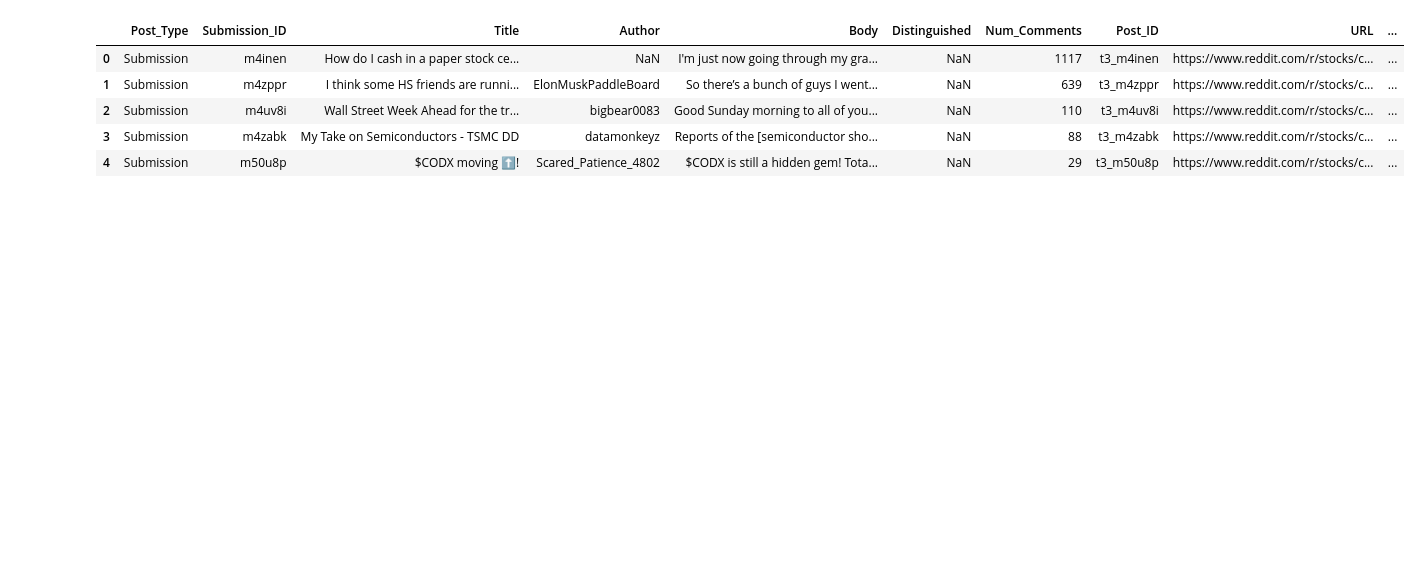
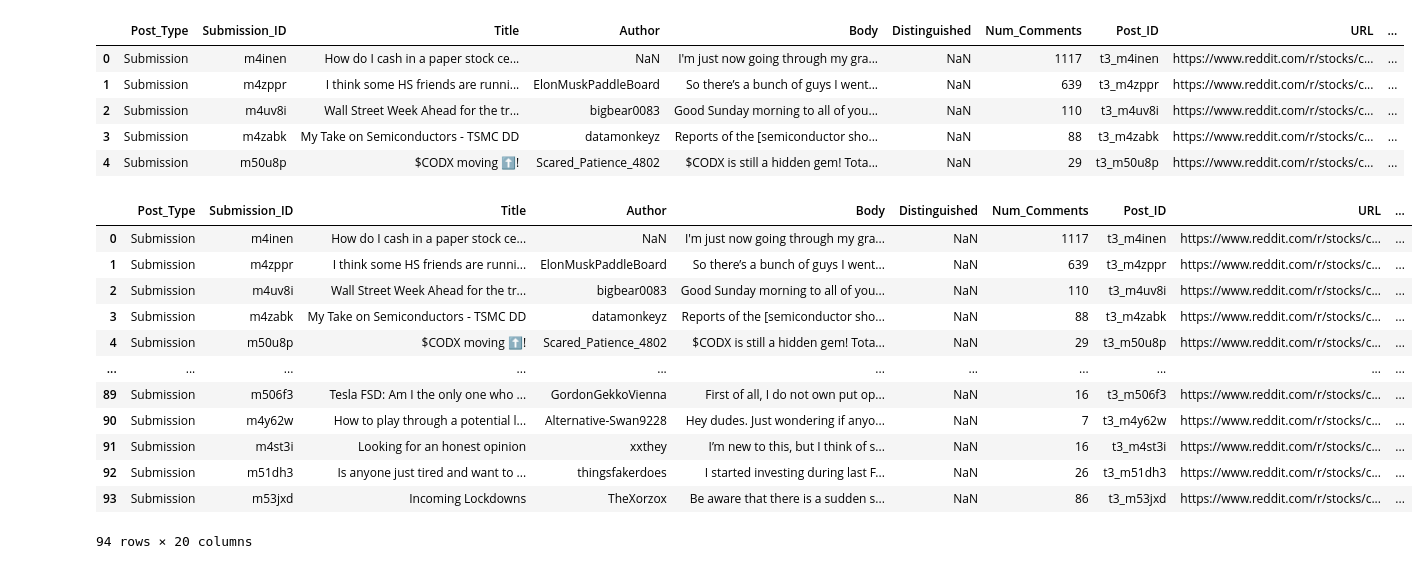
Before and after one commit to MadisonL19/reddit_ticker_analysis, a Jupyter notebook: model.ipynb, the cells around one changed output. Drawn from its saved outputs; the diff is of its cells as text; code cells hidden in the pictures; blank space fills up the shorter version.

```diff
--- a/model.ipynb
+++ b/model.ipynb
@@ -188,0 +151,19 @@ submission_sentiment_df['body_text'].iloc[0]
+# %%
+submissions_df['sentiment_label'] = 0
+submissions_df.loc[submissions_df['compound_score'] > 0.2, 'sentiment_label'] = 1
+submissions_df.loc[submissions_df['compound_score'] < -0.2, 'sentiment_label'] = -1
+submissions_df
+# %% [output]
+|  | Post_Type | Submission_ID | Title | Author | Body | Distinguished | Num_Comments | Post_ID | URL | ... |
+| 0 | Submission | m4inen | How do I cash in a paper stock ce... | NaN | I'm just now going through my gra... | NaN | 1117 | t3_m4inen | https://www.reddit.com/r/stocks/c... | ... |
+| 1 | Submission | m4zppr | I think some HS friends are runni... | ElonMuskPaddleBoard | So there’s a bunch of guys I went... | NaN | 639 | t3_m4zppr | https://www.reddit.com/r/stocks/c... | ... |
+| 2 | Submission | m4uv8i | Wall Street Week Ahead for the tr... | bigbear0083 | Good Sunday morning to all of you... | NaN | 110 | t3_m4uv8i | https://www.reddit.com/r/stocks/c... | ... |
+| 3 | Submission | m4zabk | My Take on Semiconductors - TSMC DD | datamonkeyz | Reports of the [semiconductor sho... | NaN | 88 | t3_m4zabk | https://www.reddit.com/r/stocks/c... | ... |
+| 4 | Submission | m50u8p | $CODX moving ⬆️! | Scared_Patience_4802 | $CODX is still a hidden gem! Tota... | NaN | 29 | t3_m50u8p | https://www.reddit.com/r/stocks/c... | ... |
+| ... | ... | ... | ... | ... | ... | ... | ... | ... | ... | ... |
+| 89 | Submission | m506f3 | Tesla FSD: Am I the only one who ... | GordonGekkoVienna | First of all, I do not own put op... | NaN | 16 | t3_m506f3 | https://www.reddit.com/r/stocks/c... | ... |
+| 90 | Submission | m4y62w | How to play through a potential l... | Alternative-Swan9228 | Hey dudes. Just wondering if anyo... | NaN | 7 | t3_m4y62w | https://www.reddit.com/r/stocks/c... | ... |
+| 91 | Submission | m4st3i | Looking for an honest opinion | xxthey | I’m new to this, but I think of s... | NaN | 16 | t3_m4st3i | https://www.reddit.com/r/stocks/c... | ... |
+| 92 | Submission | m51dh3 | Is anyone just tired and want to ... | thingsfakerdoes | I started investing during last F... | NaN | 26 | t3_m51dh3 | https://www.reddit.com/r/stocks/c... | ... |
+| 93 | Submission | m53jxd | Incoming Lockdowns | TheXorzox | Be aware that there is a sudden s... | NaN | 86 | t3_m53jxd | https://www.reddit.com/r/stocks/c... | ... |
+94 rows × 20 columns
```
Also changed, not shown: parts of 6 cells of this notebook, 1 other file.
